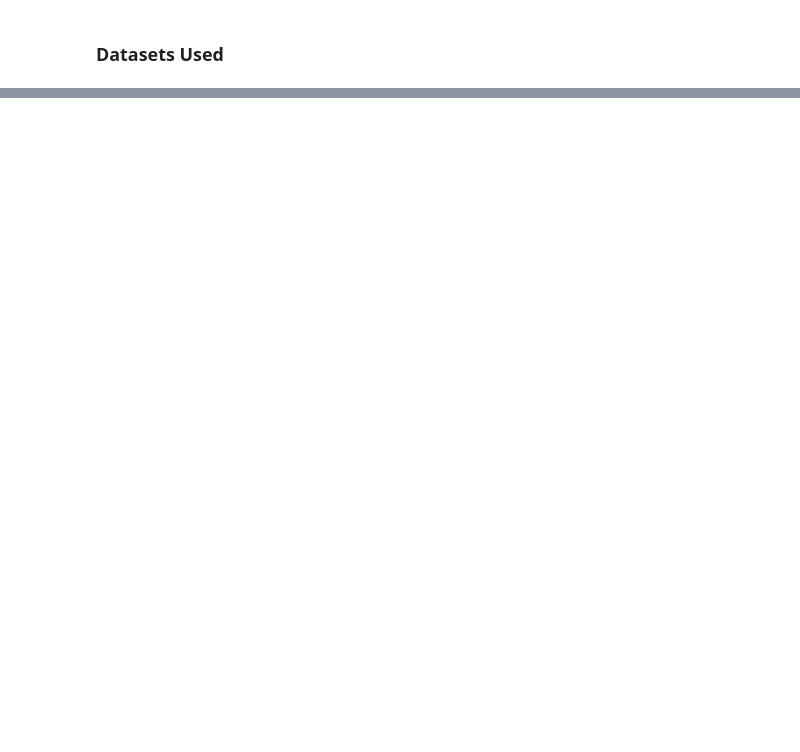
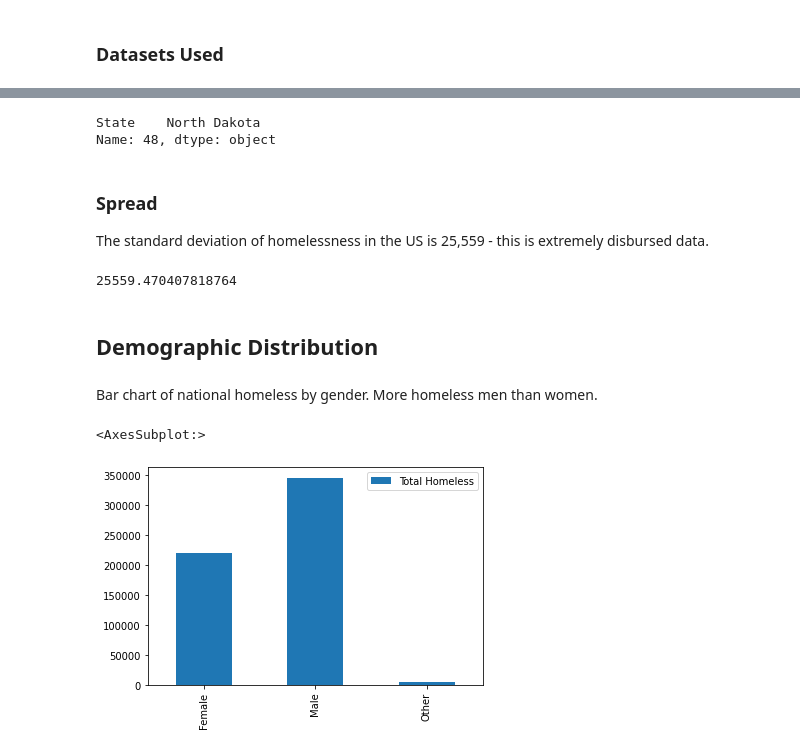
Before and after one commit to chloeu99/chloeu99.github.io, a Jupyter notebook: Final Tutorial.ipynb, the cells around one changed output, grey strips where cells are left out. Drawn from its saved outputs; the diff is of its cells as text; code cells hidden in the pictures; blank space fills up the shorter version.

```diff
--- a/Final Tutorial.ipynb
+++ b/Final Tutorial.ipynb
@@ -80,0 +73,14 @@ df.info(verbose=True)
+# %%
+#reading in a HUD csv file from Github
+HUD2020 = pd.read_csv("./data/HUD2020.csv")
+
+#keeps most relevant columns
+HUD2020 = HUD2020[["State","Overall Homeless, 2020","Overall Homeless - Under 18, 2020", "Overall Homeless - Age 18 to 24, 2020", "Overall Homeless - Over 24, 2020", "Overall Homeless - Female, 2020", "Overall Homeless - Male, 2020", "Overall Homeless - Transgender, 2020", "Overall Homeless - Gender Non-Conforming, 2020","Overall Homeless - Hispanic/Latino, 2020", "Overall Homeless - White, 2020", "Overall Homeless - Black or African American, 2020","Overall Homeless - Asian, 2020", "Overall Homeless - American Indian or Alaska Native, 2020", "Overall Homeless - Native Hawaiian or Other Pacific Islander, 2020", "Overall Homeless - Multiple Races, 2020",]]
+
+#removes data from additional rows- only 50 states
+HUD2020 = HUD2020.drop([3,8,12,27,42,50,56,57])
+
+#changes all state tickers to full names
+HUD2020["State"] = HUD2020["State"].map({"AK":"Alaska", "AL":"Alabama", "AR": "Arkansas", "AZ": "Arizona", "CA":"California", "CO":"Colorado", "CT":"Connecticut", "DE":"Delaware","FL":"Florida", "GA":"Georgia","HI":"Hawaii","IA":"Iowa","ID":"Idaho","IL":"Illinois","IN":"Indiana","KS":"Kansas","KY":"Kentucky","LA":"Louisiana","MA":"Massachusetts","MD":"Maryland","ME":"Maine","MI":"Michigan","MN":"Minnesota", "MO":"Missouri","MS":"Mississippi","MT":"Montana","NC":"North Carolina", "ND":"North Dakota","NE":"Nebraska","NH":"New Hampshire","NJ":"New Jersey","NM":"New Mexico","NV":"Nevada","NY":"New York","OH":"Ohio","OK":"Oklahoma","OR":"Oregon","PA":"Pennsylvania","RI":"Rhode Island","SC":"South Carolina","SD":"South Dakota","TN":"Tennessee","TX":"Texas","UT":"Utah","VA":"Virginia","VT":"Vermont","WA":"Washington","WI":"Wisconsin","WV":"West Virginia","WY":"Wyoming"})
+
+HUD2020.head()
@@ -80,0 +185,20 @@ df.info(verbose=True)
+# %%
+#combines wages and temperatures by states
+temp_wages = temps.merge(wages, on= "State", how = "outer")
+#combines previous table with election results
+elections_temp_wages = temp_wages.merge(votes, on="State", how = "outer")
+#Sorry DC and Puerto Rico
+elections_temp_wages = states.dropna()
+
+#Complete DataFrame with homeless stats
+df2020 = elections_temp_wages.merge(HUD2020, on="State", how="outer")
+
+#cast column variable types
+df2020["Average Temperature"] = df2020["Average Temperature"].astype(float)
+df2020["Overall Homeless, 2020"] = df2020["Overall Homeless, 2020"].astype(int)
+
+#cleans data
+for key, value in df2020.iterrows():
+    df2020["Minimum Wage"][key] = str(df2020["Minimum Wage"][key])[1:]
+
+df2020.head()
@@ -80,0 +255,30 @@ df.info(verbose=True)
+# %%
+df2020.loc[df2020["Overall Homeless, 2020"].idxmin()].head(1)
+# %% [output]
+State    North Dakota
+Name: 48, dtype: object
+# %% [markdown]
+### Spread
+The standard deviation of homelessness in the US is 25,559 - this is extremely disbursed data.
+# %%
+df2020["Overall Homeless, 2020"].std()
+# %% [output]
+25559.470407818764
+# %% [markdown]
+## Demographic Distribution
+# %% [markdown]
+Bar chart of national homeless by gender. More homeless men than women.
+# %%
+genders = df2020[["State","Overall Homeless - Female, 2020", "Overall Homeless - Male, 2020", "Overall Homeless - Transgender, 2020", "Overall Homeless - Gender Non-Conforming, 2020"]]
+genders = genders.set_index("State")
+genders = genders.astype(int)
+
+female = genders["Overall Homeless - Female, 2020"].sum()
+male = genders["Overall Homeless - Male, 2020"].sum()
+other = genders["Overall Homeless - Transgender, 2020"].sum() + genders["Overall Homeless - Gender Non-Conforming, 2020"].sum()
+
+gendersums = pd.DataFrame.from_dict({"Female":female,"Male":male,"Other":other},orient='index',columns=["Total Homeless"])
+gendersums.plot.bar()
+# %% [output]
+<AxesSubplot:>
+[figure, added]
```
Also changed, not shown: parts of 53 cells of this notebook, 2 other files.
